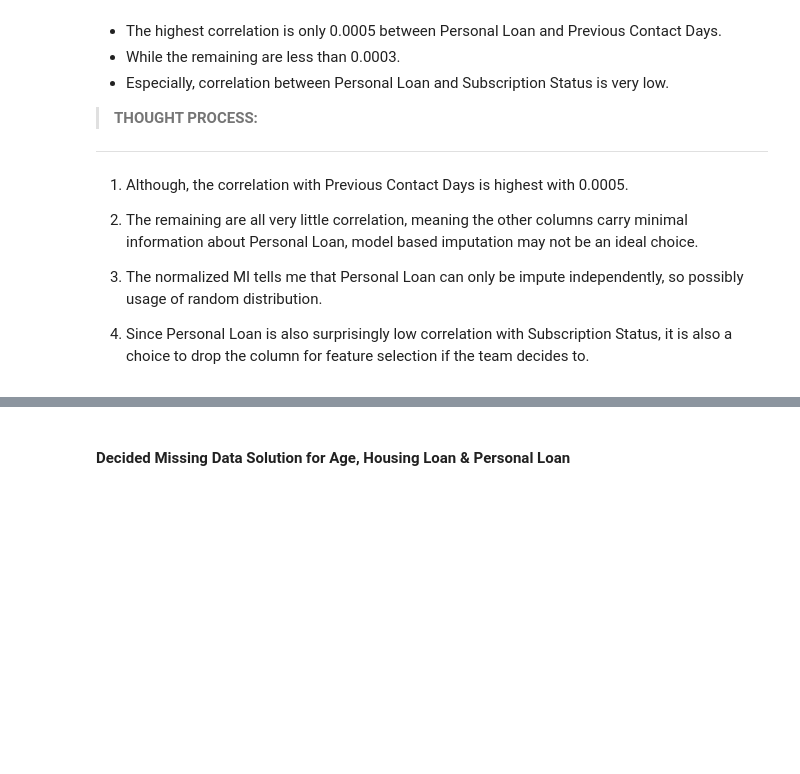
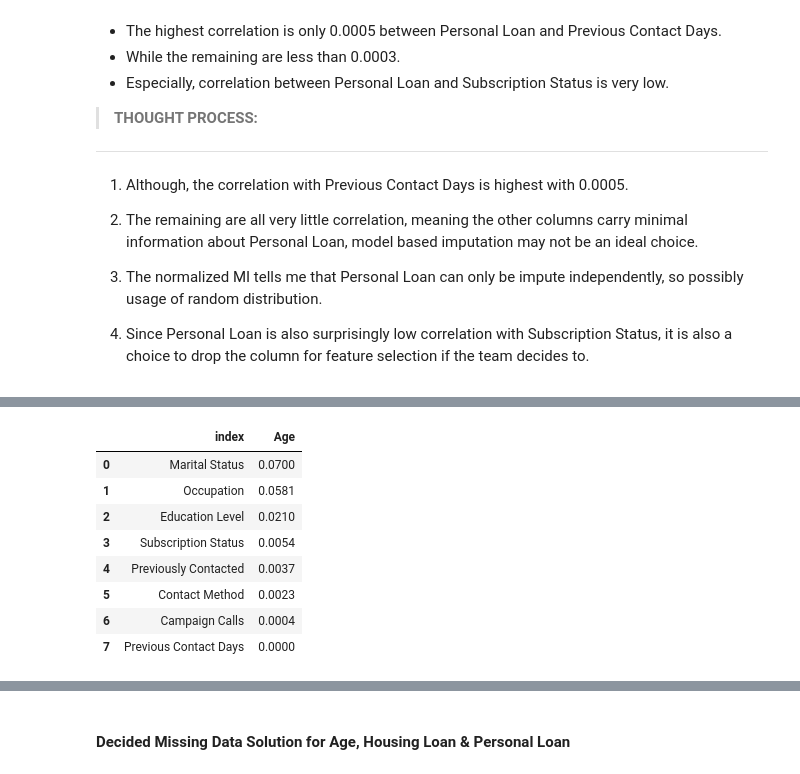
Before and after one commit to HigherGround189/EGT309-Team-Harish-Kanna, a Jupyter notebook: notebooks/Jun_Hoe_eda.ipynb, the cells around one changed output, grey strips where cells are left out. Cells and saved outputs as stored; diff of their text form; code cells hidden in the pictures; blank space fills up the shorter version.

```diff
--- a/notebooks/Jun_Hoe_eda.ipynb
+++ b/notebooks/Jun_Hoe_eda.ipynb
@@ -1493,0 +1404,13 @@ ___
+# %%
+def bin_numeric(df, bins=10):
+  df_bin = df.copy()
+  numeric_cols = df.select_dtypes(include=['number']).columns
+  for col in numeric_cols:
+    df_bin[col] = pd.qcut(df_bin[col], q=bins, duplicates="drop").astype("object")
+  return df_bin
+# %%
+target = "Age"
+bin_num_df = bin_numeric(df[df["Age"]!=150])
+df_encode_temp = int_encode(bin_num_df)
+X_df_temp, y_temp = df_encode_temp.drop([target, "Housing Loan", "Personal Loan"], axis=1), df_encode_temp[target]
+print(X_df_temp.info())
@@ -1493,0 +1434,22 @@ ___
+# %%
+nmi_scores = []
+
+for col in X_df_temp.columns:
+  X = X_df_temp[col]
+  nmi_score = normalized_mutual_info_score(X, y_temp)
+  nmi_scores.append(nmi_score)
+# %%
+nmi = pd.Series(nmi_scores)
+nmi.index = X_df_temp.columns
+nmi = nmi.rename(target).sort_values(ascending=False).round(4).reset_index()
+nmi
+# %% [output]
+|  | index | Age |
+| 0 | Marital Status | 0.0700 |
+| 1 | Occupation | 0.0581 |
+| 2 | Education Level | 0.0210 |
+| 3 | Subscription Status | 0.0054 |
+| 4 | Previously Contacted | 0.0037 |
+| 5 | Contact Method | 0.0023 |
+| 6 | Campaign Calls | 0.0004 |
+| 7 | Previous Contact Days | 0.0000 |
```
Also changed, not shown: parts of 60 cells of this notebook.
